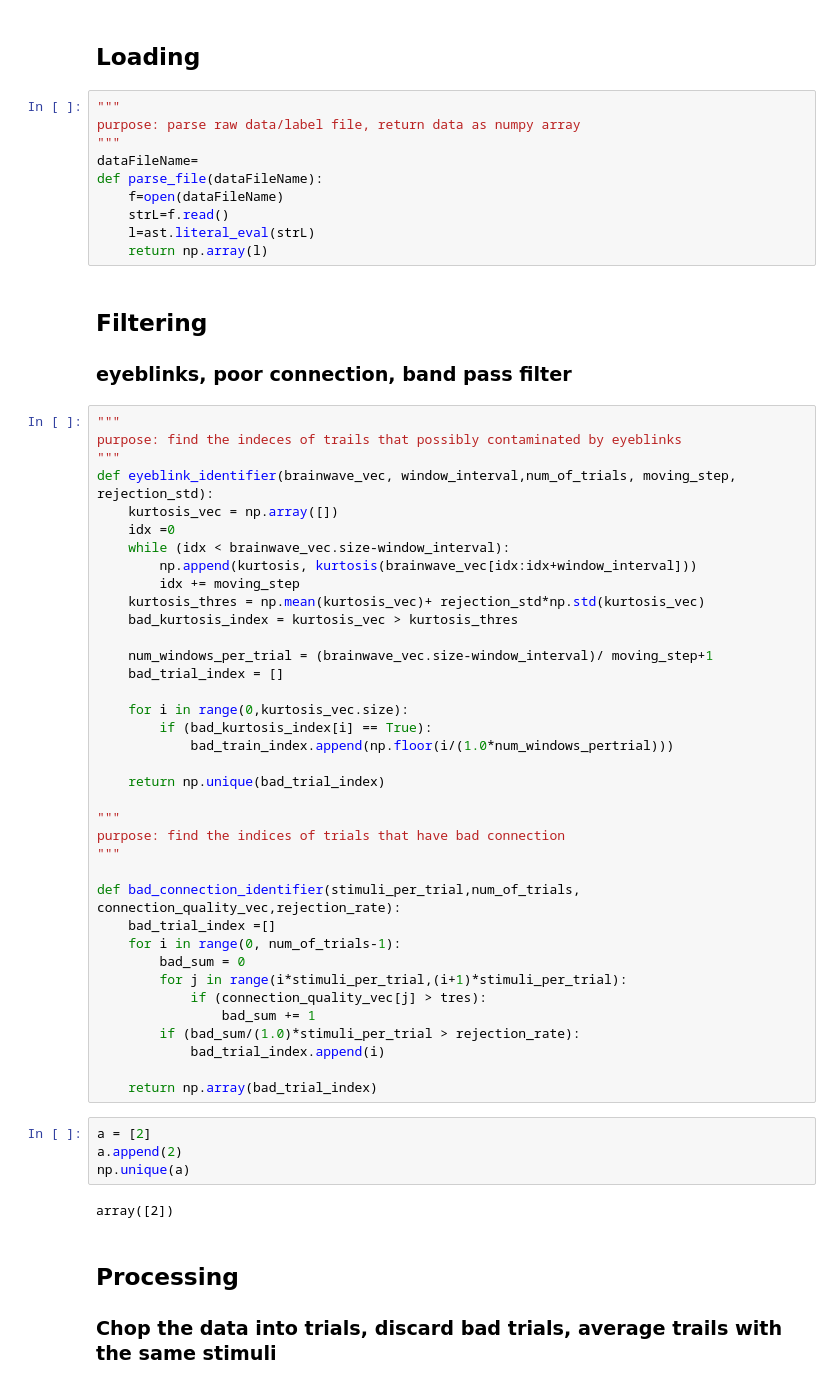
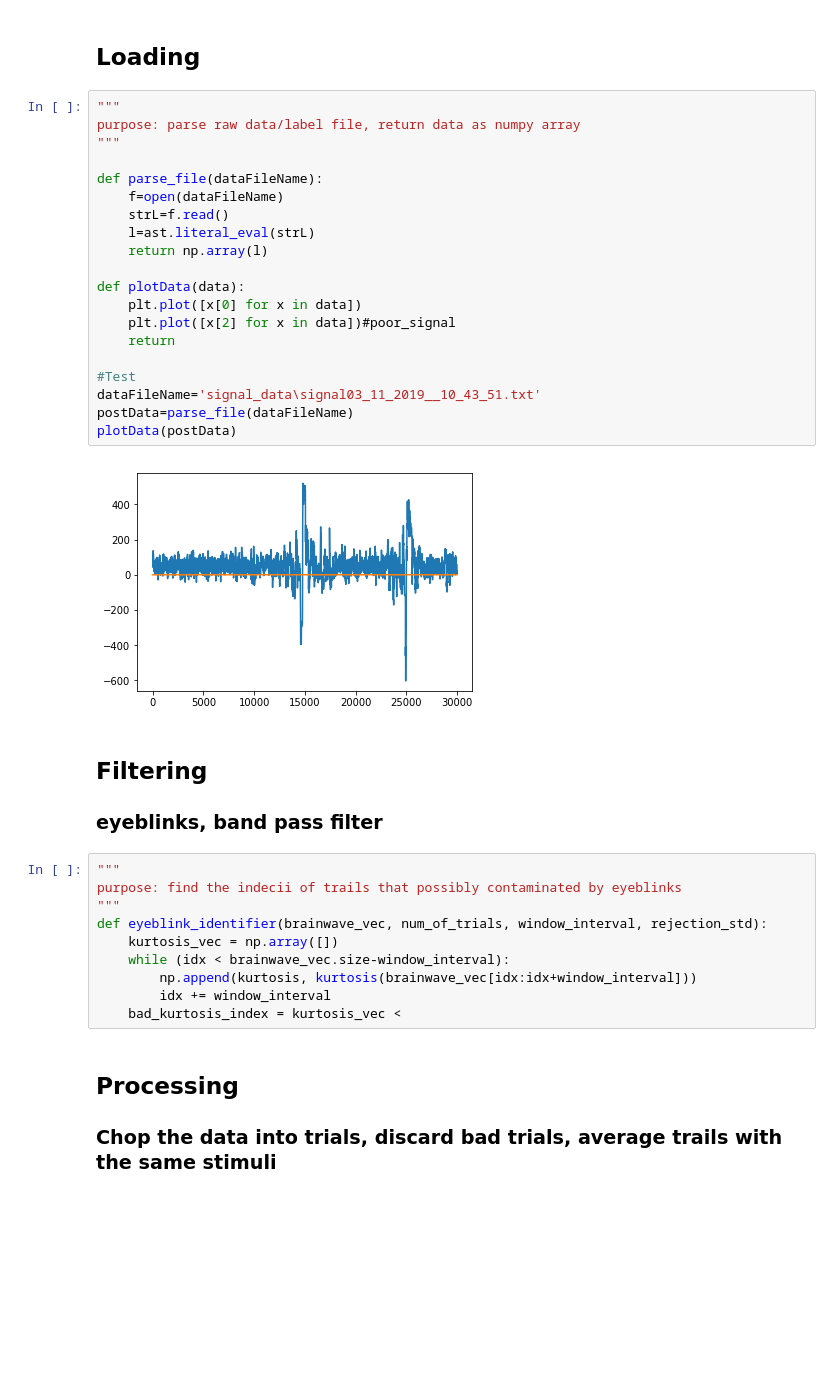
Before and after one commit to rarerare/BCI_speller, a Jupyter notebook: Raw Signal Processing.ipynb, the cells around one changed output. Drawn from its saved outputs; the diff is of its cells as text; blank space fills up the shorter version.

```diff
--- a/Raw Signal Processing.ipynb
+++ b/Raw Signal Processing.ipynb
@@ -8,59 +8,38 @@ from scipy.stats import kurtosis
 # %%
 """
 purpose: parse raw data/label file, return data as numpy array
 """
-dataFileName=
+
 def parse_file(dataFileName):
     f=open(dataFileName)
     strL=f.read()
     l=ast.literal_eval(strL)
     return np.array(l)
+
+def plotData(data):
+    plt.plot([x[0] for x in data])
+    plt.plot([x[2] for x in data])#poor_signal
+    return
+
+#Test
+dataFileName='signal_data\signal03_11_2019__10_43_51.txt'
+postData=parse_file(dataFileName)
+plotData(postData)
+# %% [output]
+[figure, added]
 # %% [markdown]
 ## Filtering
-### eyeblinks, poor connection, band pass filter
+### eyeblinks, band pass filter
-# %%
-"""
-purpose: find the indeces of trails that possibly contaminated by eyeblinks
-"""
-def eyeblink_identifier(brainwave_vec, window_interval,num_of_trials, moving_step, rejection_std):
-    kurtosis_vec = np.array([])
-    idx =0
-    while (idx < brainwave_vec.size-window_interval):
-        np.append(kurtosis, kurtosis(brainwave_vec[idx:idx+window_interval]))
-        idx += moving_step
-    kurtosis_thres = np.mean(kurtosis_vec)+ rejection_std*np.std(kurtosis_vec)
-    bad_kurtosis_index = kurtosis_vec > kurtosis_thres
-
-    num_windows_per_trial = (brainwave_vec.size-window_interval)/ moving_step+1
-    bad_trial_index = []
-
-    for i in range(0,kurtosis_vec.size):
-        if (bad_kurtosis_index[i] == True):
-            bad_train_index.append(np.floor(i/(1.0*num_windows_pertrial)))
-
-    return np.unique(bad_trial_index)
-
-"""
-purpose: find the indices of trials that have bad connection
-"""
-
-def bad_connection_identifier(stimuli_per_trial,num_of_trials, connection_quality_vec,rejection_rate):
-    bad_trial_index =[]
-    for i in range(0, num_of_trials-1):
-        bad_sum = 0
-        for j in range(i*stimuli_per_trial,(i+1)*stimuli_per_trial):
-            if (connection_quality_vec[j] > tres):
-                bad_sum += 1
-        if (bad_sum/(1.0)*stimuli_per_trial > rejection_rate):
-            bad_trial_index.append(i)
-
-    return np.array(bad_trial_index)
-# %%
-a = [2]
-a.append(2)
-np.unique(a)
-# %% [output]
-array([2])
+# %%
+"""
+purpose: find the indecii of trails that possibly contaminated by eyeblinks
+"""
+def eyeblink_identifier(brainwave_vec, num_of_trials, window_interval, rejection_std):
+    kurtosis_vec = np.array([])
+    while (idx < brainwave_vec.size-window_interval):
+        np.append(kurtosis, kurtosis(brainwave_vec[idx:idx+window_interval]))
+        idx += window_interval
+    bad_kurtosis_index = kurtosis_vec <
 # %% [markdown]
 ## Processing
 ### Chop the data into trials, discard bad trials, average trails with the same stimuli
```
Also changed, not shown: parts of 1 cell of this notebook.
